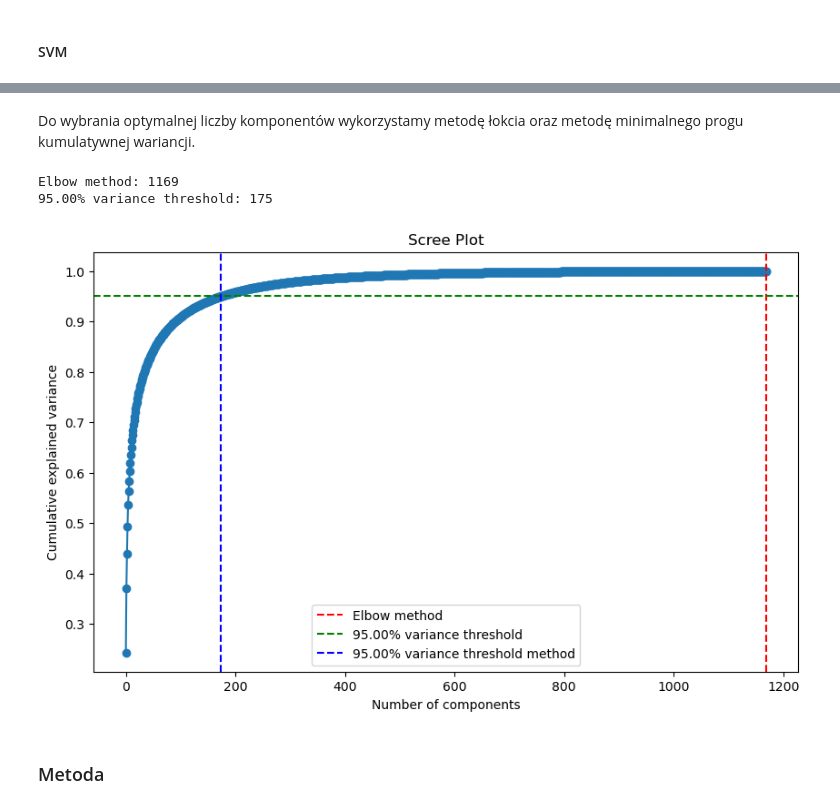
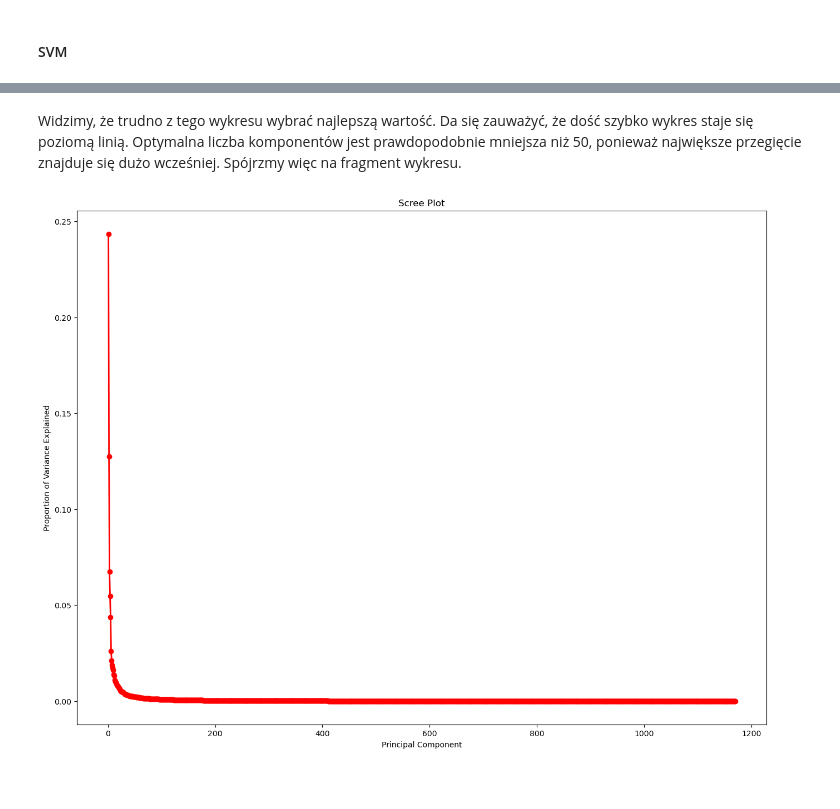
Before and after one commit to MatiPl01/data-mining, a Jupyter notebook: lab1/zad3.ipynb, the cells around one changed output, grey strips where cells are left out. Drawn from its saved outputs; the diff is of its cells as text; code cells hidden in the pictures; blank space fills up the shorter version.

```diff
--- a/lab1/zad3.ipynb
+++ b/lab1/zad3.ipynb
@@ -187,36 +188,15 @@ Junichiro Koizumi       0.75      0.82      0.78        11
-# %% [markdown]
-Do wybrania optymalnej liczby komponentów wykorzystamy metodę łokcia oraz metodę minimalnego progu kumulatywnej wariancji.
-# %%
-pca_full = PCA()
-pca_full.fit(X_train)
-
-cumulative_variance = np.cumsum(pca_full.explained_variance_ratio_)
-
-# Elbow method
-gradients = np.diff(cumulative_variance)
-optimal_components_elbow = np.argmin(gradients) + 1  # add 1, because of zero-based indexing
-
-# Set cumulative variance threshold method
-threshold = 0.95
-optimal_components_threshold = np.where(cumulative_variance >= threshold)[0][0] + 1
-
-# Wyniki
-print('Elbow method:', optimal_components_elbow)
-print(f'{threshold * 100:.2f}% variance threshold:', optimal_components_threshold)
-
-plt.figure(figsize=(10, 6))
-plt.plot(cumulative_variance, marker='o', linestyle='-')
-plt.axvline(x=optimal_components_elbow - 1, color='r', linestyle='--', label='Elbow method')
-plt.axhline(y=threshold, color='g', linestyle='--', label=f'{threshold * 100:.2f}% variance threshold')
-plt.axvline(x=optimal_components_threshold - 1, color='b', linestyle='--', label=f'{threshold * 100:.2f}% variance threshold method')
-plt.xlabel('Number of components')
-plt.ylabel('Cumulative explained variance')
-plt.title('Scree Plot')
-plt.legend()
-plt.show()
-# %% [output]
-Elbow method: 1169
-95.00% variance threshold: 175
-[figure, removed]
-# %% [markdown]
-### Metoda
+# %%
+pca = PCA().fit(X_train)
+# %% [markdown]
+Widzimy, że trudno z tego wykresu wybrać najlepszą wartość. Da się zauważyć, że dość szybko wykres staje się poziomą linią. Optymalna liczba komponentów jest prawdopodobnie mniejsza niż 50, ponieważ największe przegięcie znajduje się dużo wcześniej. Spójrzmy więc na fragment wykresu.
+# %%
+number_of_components = np.arange(pca.n_components_) + 1
+
+plt.figure(figsize=(16, 12))
+plt.plot(number_of_components, pca.explained_variance_ratio_, 'ro-', linewidth=2)
+plt.title('Scree Plot')
+plt.xlabel('Principal Component')
+plt.ylabel('Proportion of Variance Explained')
+plt.show()
+# %% [output]
+[figure, added]
```
Also changed, not shown: parts of 14 cells of this notebook, 1 other file.
